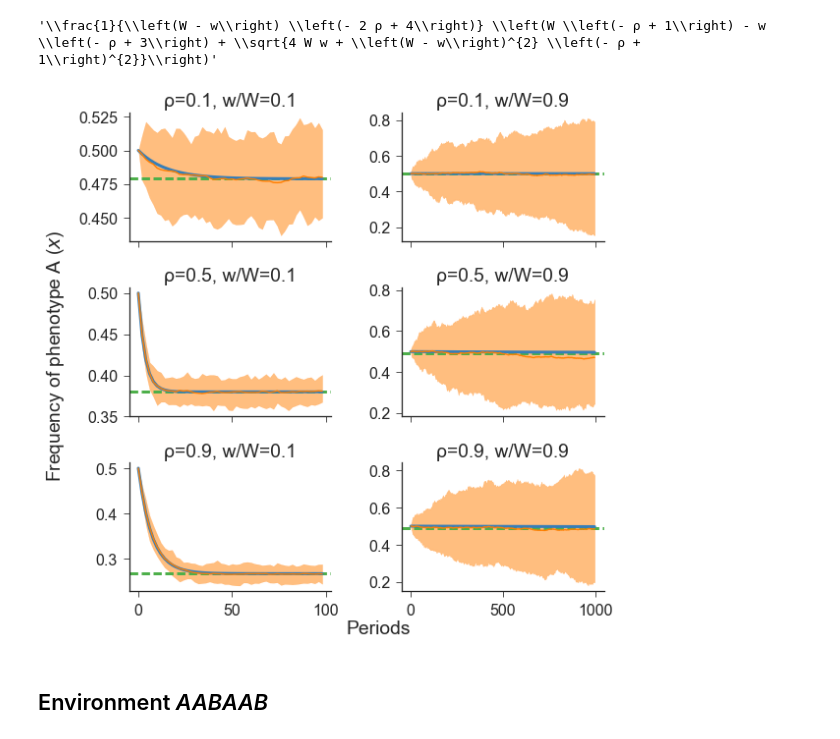
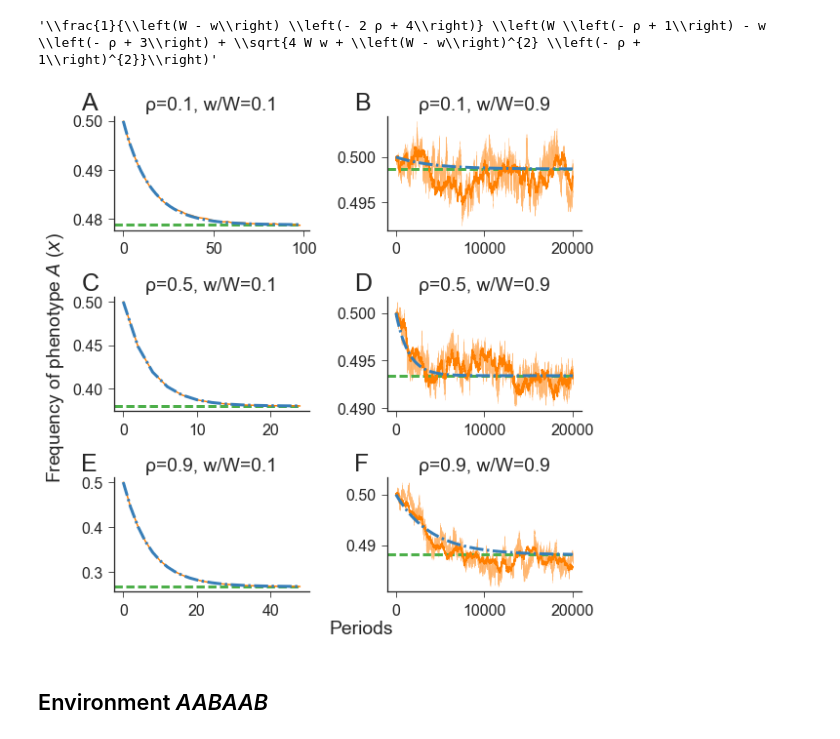
Before and after one commit to yoavram/Milpitas, a Jupyter notebook: notebooks/recurrence.ipynb, the cells around one changed output. Drawn from its saved outputs; the diff is of its cells as text; code cells hidden in the pictures.

```diff
--- a/notebooks/recurrence.ipynb
+++ b/notebooks/recurrence.ipynb
@@ -30,10 +30,15 @@ def fig_panel_labels(axes, letters='ABCDEFGHIJKLMNOP', xcoord=-0.17, ycoord=0.92
         for ax, letter
         in zip(axes.flat, letters)
     ]
+# %%
+def normed_binomial(N, p):
+    p[(p > 1) & ((p - 1) < 1e-15)] = 1
+    p[(p > 0) & (p < 1e-15)] = 0
+    return np.random.binomial(N, p) / N
 # %% [markdown]
 ## Recurrence illustration
 # %%
 def recurrence(x, ρ, W, w):
-    return x * ((1 - ρ) * (W - w) * x + ρ * W + (1 - ρ) * w) / ((W - w) * x + w)
+    return x * ( x * (1 - ρ) * (W - w) + ρ * W + (1 - ρ) * w ) / (x * (W - w) + w)
 # %%
 fig, ax = plt.subplots(figsize=(4, 4))
@@ -130,67 +137,59 @@ latex(sol3_nicer)
 # %% [output]
 '\\frac{1}{\\left(W - w\\right) \\left(- 2 ρ + 4\\right)} \\left(W \\left(- ρ + 1\\right) - w \\left(- ρ + 3\\right) + \\sqrt{4 W w + \\left(W - w\\right)^{2} \\left(- ρ + 1\\right)^{2}}\\right)'
 # %%
-N = 10000
-ns = [100, 1000]
+N = 1000000
+ns = np.array([[100,20000],[25,20000],[50, 20000]])
 ρs = [0.1, 0.5, 0.9]
 ws = [0.1, 0.9]
 W_ = 1.0
-fig, axes = plt.subplots(len(ρs), len(ws), figsize=(8, 8), sharex='col', sharey=False)
+fig, axes = plt.subplots(len(ρs), len(ws), figsize=(8, 8), sharex=False, sharey=False)
 
 for i, ρ_ in enumerate(ρs):
     for j, w_ in enumerate(ws):
         ax = axes[i, j]
-        n = ns[j]
+        n = ns[i, j]
+        t_ = range(0, n, 2)
         # analytic solution
         subs = [(ρ, ρ_), (W, W_), (w, w_)]
-        sol2_ = sol2.subs(subs)
         sol3_ = sol3.subs(subs)
-#         print("ρ={}, W={}, w={}, sol2={}, sol3={}".format(ρ_, W_, w_, sol2_, sol3_))
         sol = float(sol3_)
-        ax.axhline(sol, color=green, lw=3, ls='--', label='Equilibrium')
-        # deterministic
-        x_ = np.empty(n)
-        x_[0] = 0.5
-        x_[1] = recurrence(x_[0], ρ_, w_, W_)
-        for t in range(2, n, 2):
-            x_[t-1] = recurrence(x_[t-2], ρ_, W_, w_)
-            x_[t] = recurrence(x_[t-1], ρ_, w_, W_)
-        ax.plot(range(0, n, 2), x_[::2], color=blue, lw=3, label='Deterministic')
+        ax.axhline(y=sol, xmin=0, xmax=0.95, color=green, lw=3, ls='--', label='Equilibrium')
         # WF
         reps = 100
         x_ = np.empty((n, reps))
         x_[0, :] = 0.5
-        x_[1, :] = recurrence(x_[0, :], ρ_, w_, W_)
-        x_[1, :] = np.random.binomial(N, x_[1, :]) / N
-        for t in range(2, n, 2):
-            x_[t-1, :] = recurrence(x_[t-2, :], ρ_, W_, w_)
-            x_[t-1, :] = np.random.binomial(N, x_[t-1, :]) / N
-            x_[t, :] = recurrence(x_[t-1, :], ρ_, w_, W_)
-            x_[t, :] = np.random.binomial(N, x_[t, :]) / N
-        ax.fill_between(range(0,n,2),
-                         np.percentile(x_, 99.5, axis=1)[::2], np.percentile(x_, 0.5, axis=1)[::2],
-                         alpha=0.5, color=orange)
-        ax.plot(range(0, n, 2), x_.mean(axis=1)[::2], color=orange, label='Wright-Fisher')
+        y_ = np.empty(n)
+        y_[0] = 0.5
+        for t in range(1, n):
+            wA, wB = (w_, W_) if t % 2 == 0 else (W_, w_)
+            y_[t] = recurrence(y_[t - 1], ρ_, wA, wB)
+            x_[t, :] = recurrence(x_[t - 1, :], ρ_, wA, wB)
+            x_[t, :] = normed_binomial(N, x_[t, :])
+        ci_low = np.percentile(x_, 50.5, axis=1)
+        ci_high = np.percentile(x_, 49.5, axis=1)
+        ax.fill_between(
+            t_,
+            ci_low[t_], ci_high[t_],
+            alpha=0.5, color=orange
+        )
+        ax.plot(t_, x_.mean(axis=1)[t_], color=orange, label='Wright-Fisher')
+        ax.plot(t_, y_[t_], color=blue, lw=3, ls='-.', label='Deterministic')
         # styling
         ax.set_title(r'ρ={}, w/W={}'.format(ρ_, w_/W_))
         ax.legend().set_visible(False)
 
-# for i in range(2): axes[i,0].set_yticks([0.497, 0.498, 0.499, 0.5])
-# for i in range(2): axes[i,1].set_yticks([0.47, 0.48, 0.49, 0.5])
-
-# axes[0,1].legend(loc='center right').set_visible(True)
 for i in range(2): axes[0, i].set_xlabel('')
 for i in range(2): axes[1, i].set_xlabel('')
 for i in range(2): axes[i, 1].set_ylabel('')
 for i in range(2): axes[i, 0].set_ylabel('')
 
 xlabel = fig_xlabel(fig, 'Periods', x=0.55)
-ylabel = fig_ylabel(fig, 'Frequency of phenotype A ($x$)')
-# fig_panel_labels(axes, ycoord=0.995)
+ylabel = fig_ylabel(fig, 'Frequency of phenotype $A$ ($x$)', x=0.025)
+fig_panel_labels(axes, ycoord=1.05)
 fig.tight_layout()
 sns.despine()
 fig.savefig('../figures/env_A1B1.pdf', bbox_extra_artists=[xlabel, ylabel], bbox_inches='tight');
 # %% [output]
-[figure, old version]
+[figure, new version]
 # %% [markdown]
 ## Environment _AABAAB_
```
Also changed, not shown: parts of 24 cells of this notebook, 2 other files.
